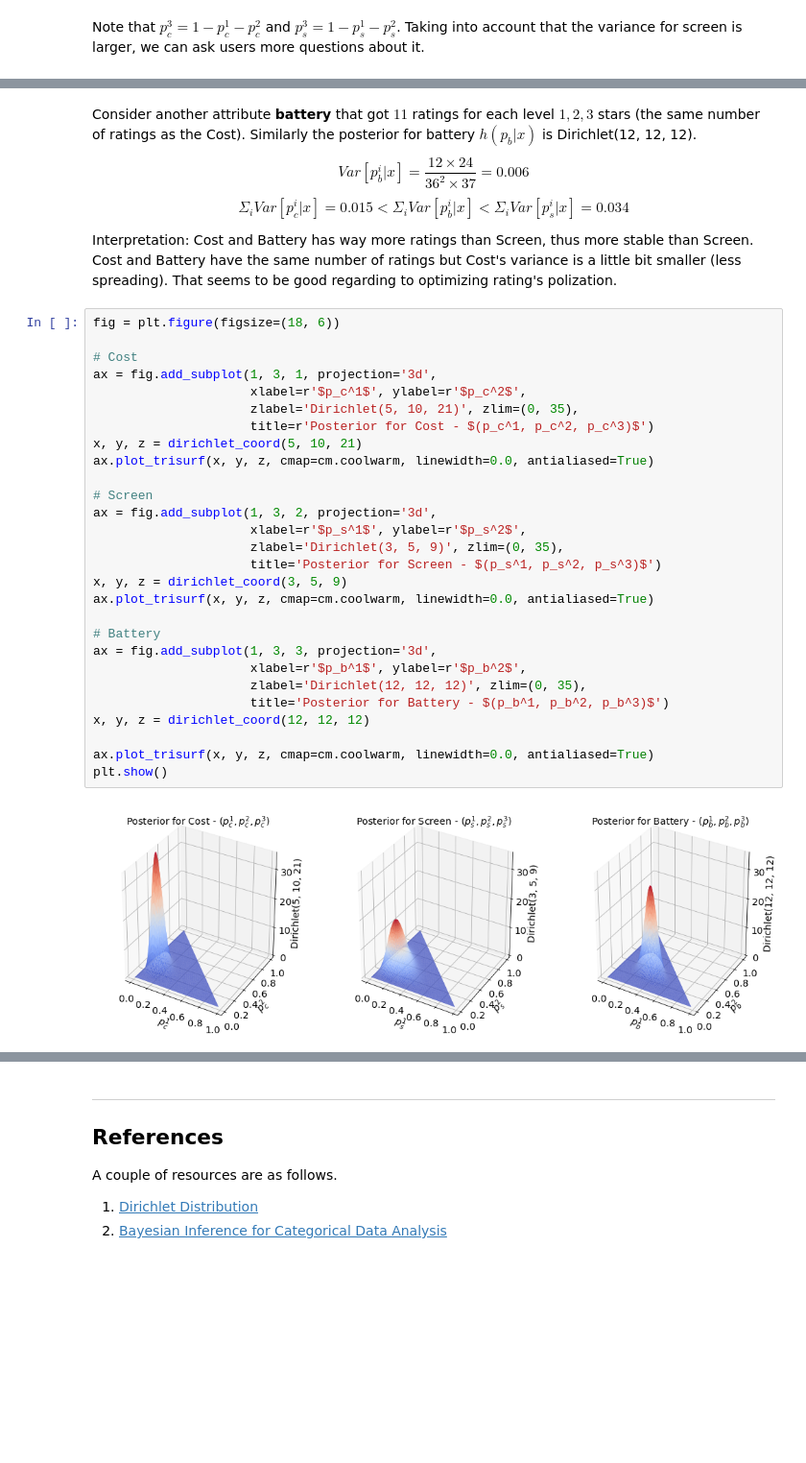
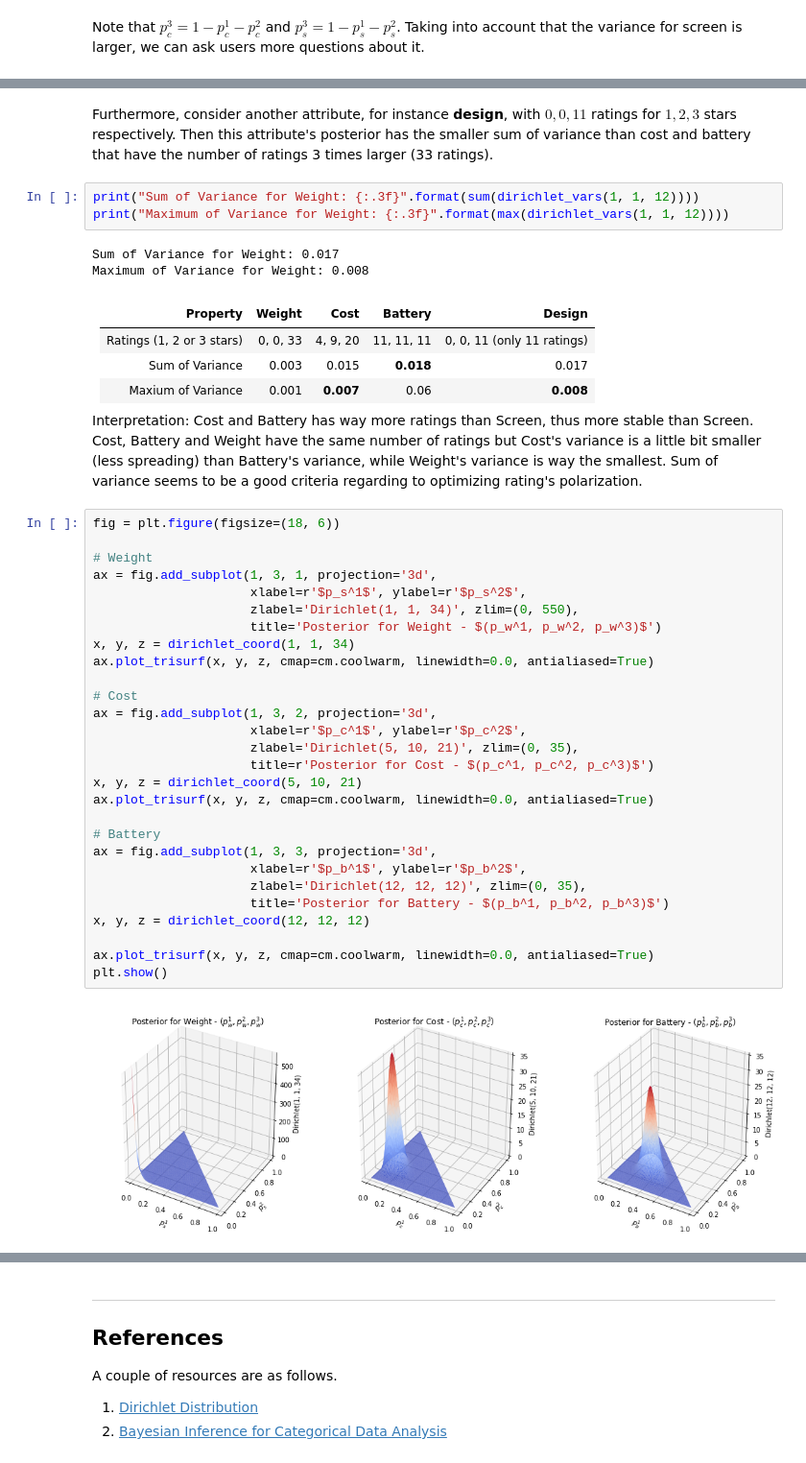
Before and after one commit to lexuanthongnhat/notebooks, a Jupyter notebook: Reviews Solicitation.ipynb, the cells around one changed output, grey strips where cells are left out. Shown at 96% size. Drawn from its saved outputs; the diff is of its cells as text; blank space fills up the shorter version.

```diff
--- a/Reviews Solicitation.ipynb
+++ b/Reviews Solicitation.ipynb
@@ -175,39 +228,53 @@ Note that $p_c^3 = 1 - p_c^1 - p_c^2$ and $p_s^3 = 1 - p_s^1 - p_s^2$. Taking in
+# %% [markdown]
+Furthermore, consider another attribute, for instance **design**, with $0, 0, 11$ ratings for $1, 2, 3$ stars respectively. Then this attribute's posterior has the smaller sum of variance than cost and battery that have the number of ratings 3 times larger (33 ratings).
+# %%
+print("Sum of Variance for Weight: {:.3f}".format(sum(dirichlet_vars(1, 1, 12))))
+print("Maximum of Variance for Weight: {:.3f}".format(max(dirichlet_vars(1, 1, 12))))
+# %% [output]
+Sum of Variance for Weight: 0.017
+Maximum of Variance for Weight: 0.008
 # %% [markdown]
-Consider another attribute **battery** that got $11$ ratings for each level $1, 2, 3$ stars (the same number of ratings as the Cost). Similarly the posterior for battery $h(p_b|x)$ is Dirichlet(12, 12, 12).
-$$Var[p_b^i|x] = \frac{12\times 24}{36^2 \times 37} = 0.006$$
-$$\Sigma_i Var[p_c^i|x] = 0.015 < \Sigma_i Var[p_b^i|x] < \Sigma_i Var[p_s^i|x] = 0.034$$
+[comment]: $$Var[p_b^i|x] = \frac{12\times 24}{36^2 \times 37} = 0.006, \Sigma_i Var[p_b^i|x] = 0.018$$
+[comment]: $$Var[p_w^3|x] = \frac{34\times 2}{36^2 \times 37} = 0.0014, Var[p_w^1|x] = Var[p_w^2|x] = 0.0007, \Sigma_i Var[p_w^i|x] = 0.003$$
+[comment]: $$\Sigma_i Var[p_w^i|x] < \Sigma_i Var[p_c^i|x] < \Sigma_i Var[p_b^i|x]$$
 
-Interpretation: Cost and Battery has way more ratings than Screen, thus more stable than Screen. Cost and Battery have the same number of ratings but Cost's variance is a little bit smaller (less spreading). That seems to be good regarding to optimizing rating's polization.
+|Property | Weight | Cost | Battery | Design |
+|:-------:|:------:|:----:|:-------:|:------:|
+|Ratings (1, 2 or 3 stars)  |0, 0, 33|4, 9, 20|11, 11, 11|0, 0, 11 (only 11 ratings)|
+|Sum of Variance|0.003 | 0.015 | **0.018**|0.017|
+|Maxium of Variance|0.001 | **0.007** | 0.06|**0.008**|
+
+Interpretation: Cost and Battery has way more ratings than Screen, thus more stable than Screen. Cost, Battery and Weight have the same number of ratings but Cost's variance is a little bit smaller (less spreading) than Battery's variance, while Weight's variance is way the smallest. Sum of variance seems to be a good criteria regarding to optimizing rating's polarization.
 # %%
 fig = plt.figure(figsize=(18, 6))
 
+# Weight
+ax = fig.add_subplot(1, 3, 1, projection='3d',
+                     xlabel=r'$p_s^1$', ylabel=r'$p_s^2$',
+                     zlabel='Dirichlet(1, 1, 34)', zlim=(0, 550),
+                     title='Posterior for Weight - $(p_w^1, p_w^2, p_w^3)$')
+x, y, z = dirichlet_coord(1, 1, 34)
+ax.plot_trisurf(x, y, z, cmap=cm.coolwarm, linewidth=0.0, antialiased=True)
+
 # Cost
-ax = fig.add_subplot(1, 3, 1, projection='3d',
+ax = fig.add_subplot(1, 3, 2, projection='3d',
                      xlabel=r'$p_c^1$', ylabel=r'$p_c^2$',
                      zlabel='Dirichlet(5, 10, 21)', zlim=(0, 35),
                      title=r'Posterior for Cost - $(p_c^1, p_c^2, p_c^3)$')
 x, y, z = dirichlet_coord(5, 10, 21)
-ax.plot_trisurf(x, y, z, cmap=cm.coolwarm, linewidth=0.0, antialiased=True)
-
-# Screen
-ax = fig.add_subplot(1, 3, 2, projection='3d',
-                     xlabel=r'$p_s^1$', ylabel=r'$p_s^2$',
-                     zlabel='Dirichlet(3, 5, 9)', zlim=(0, 35),
-                     title='Posterior for Screen - $(p_s^1, p_s^2, p_s^3)$')
-x, y, z = dirichlet_coord(3, 5, 9)
 ax.plot_trisurf(x, y, z, cmap=cm.coolwarm, linewidth=0.0, antialiased=True)
 
 # Battery
 ax = fig.add_subplot(1, 3, 3, projection='3d',
                      xlabel=r'$p_b^1$', ylabel=r'$p_b^2$',
                      zlabel='Dirichlet(12, 12, 12)', zlim=(0, 35),
                      title='Posterior for Battery - $(p_b^1, p_b^2, p_b^3)$')
 x, y, z = dirichlet_coord(12, 12, 12)
 
 ax.plot_trisurf(x, y, z, cmap=cm.coolwarm, linewidth=0.0, antialiased=True)
 plt.show()
 # %% [output]
-[figure, old version]
+[figure, new version]
 # %% [markdown]
 ---
 ## Open for discussion
```
Also changed, not shown: parts of 10 cells of this notebook.
